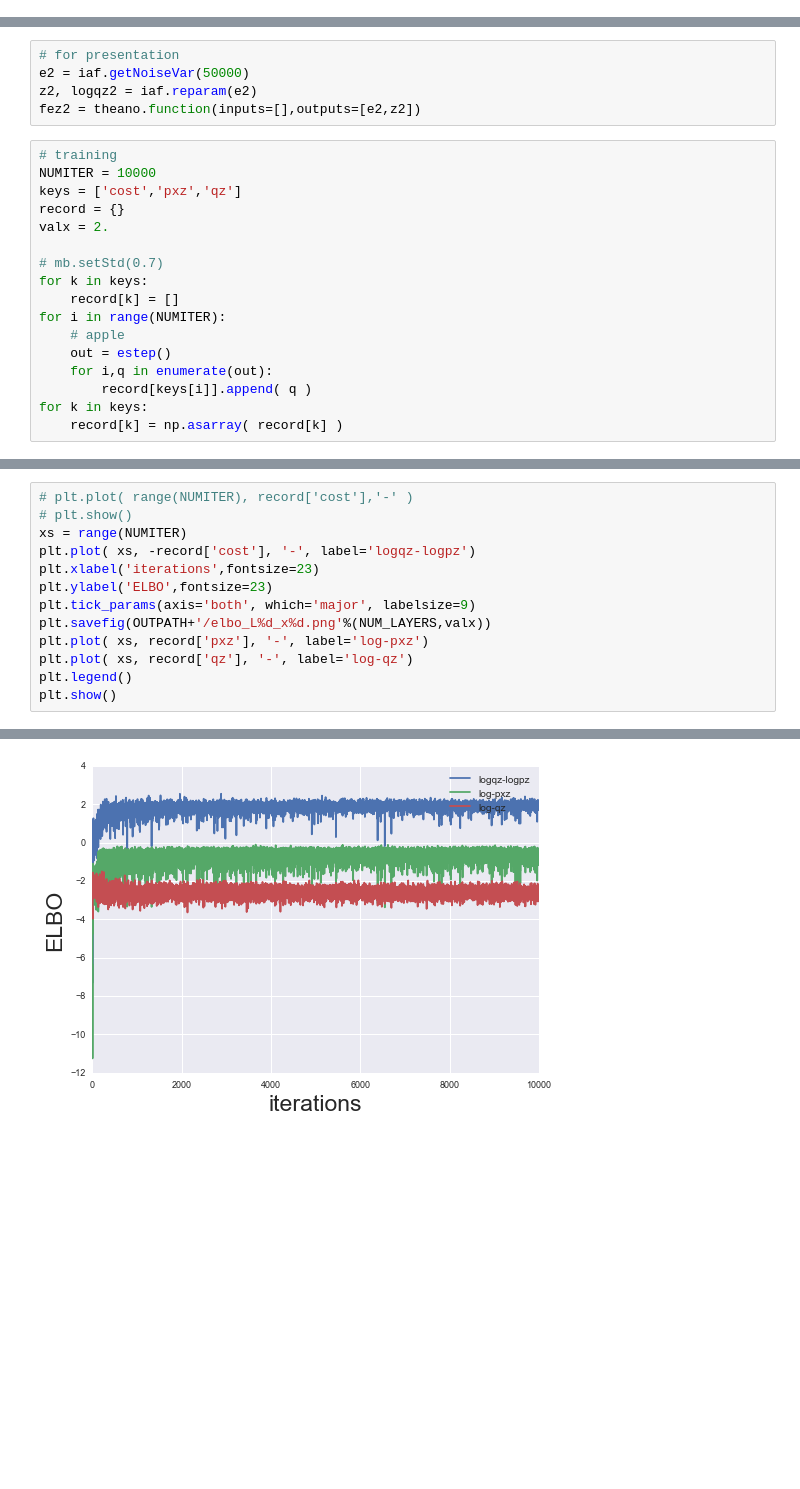
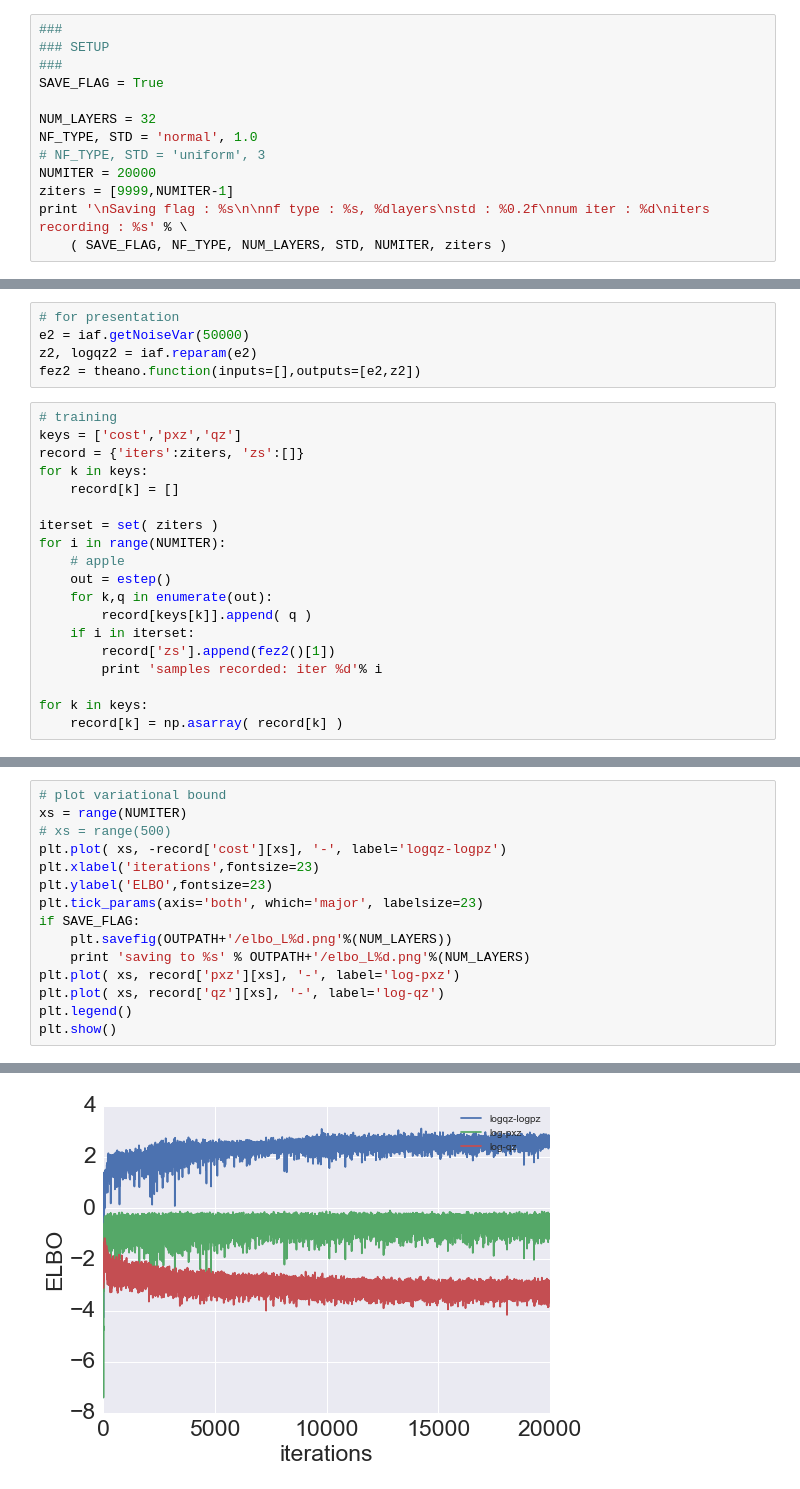
Before and after one commit to AndyZhang17/iaf2, a Jupyter notebook: phase2_energy_models.ipynb, the cells around one changed output, grey strips where cells are left out. Drawn from its saved outputs; the diff is of its cells as text; blank space fills up the shorter version.

```diff
--- a/phase2_energy_models.ipynb
+++ b/phase2_energy_models.ipynb
@@ -59,0 +73,13 @@ NF_TYPE, STD = 'normal', 1.5
+# %%
+###
+### SETUP
+###
+SAVE_FLAG = True
+
+NUM_LAYERS = 32
+NF_TYPE, STD = 'normal', 1.0
+# NF_TYPE, STD = 'uniform', 3
+NUMITER = 20000
+ziters = [9999,NUMITER-1]
+print '\nSaving flag : %s\n\nnf type : %s, %dlayers\nstd : %0.2f\nnum iter : %d\niters recording : %s' % \
+    ( SAVE_FLAG, NF_TYPE, NUM_LAYERS, STD, NUMITER, ziters )
@@ -85,18 +117,20 @@ z2, logqz2 = iaf.reparam(e2)
 fez2 = theano.function(inputs=[],outputs=[e2,z2])
 # %%
 # training
-NUMITER = 10000
 keys = ['cost','pxz','qz']
-record = {}
-valx = 2.
-
-# mb.setStd(0.7)
+record = {'iters':ziters, 'zs':[]}
 for k in keys:
     record[k] = []
+
+iterset = set( ziters )
 for i in range(NUMITER):
     # apple
     out = estep()
-    for i,q in enumerate(out):
-        record[keys[i]].append( q )
+    for k,q in enumerate(out):
+        record[keys[k]].append( q )
+    if i in iterset:
+        record['zs'].append(fez2()[1])
+        print 'samples recorded: iter %d'% i
+
 for k in keys:
     record[k] = np.asarray( record[k] )
@@ -103,14 +140,16 @@ for k in keys:
 # %%
-# plt.plot( range(NUMITER), record['cost'],'-' )
-# plt.show()
+# plot variational bound
 xs = range(NUMITER)
-plt.plot( xs, -record['cost'], '-', label='logqz-logpz')
+# xs = range(500)
+plt.plot( xs, -record['cost'][xs], '-', label='logqz-logpz')
 plt.xlabel('iterations',fontsize=23)
 plt.ylabel('ELBO',fontsize=23)
-plt.tick_params(axis='both', which='major', labelsize=9)
-plt.savefig(OUTPATH+'/elbo_L%d_x%d.png'%(NUM_LAYERS,valx))
-plt.plot( xs, record['pxz'], '-', label='log-pxz')
-plt.plot( xs, record['qz'], '-', label='log-qz')
+plt.tick_params(axis='both', which='major', labelsize=23)
+if SAVE_FLAG:
+    plt.savefig(OUTPATH+'/elbo_L%d.png'%(NUM_LAYERS))
+    print 'saving to %s' % OUTPATH+'/elbo_L%d.png'%(NUM_LAYERS)
+plt.plot( xs, record['pxz'][xs], '-', label='log-pxz')
+plt.plot( xs, record['qz'][xs], '-', label='log-qz')
 plt.legend()
 plt.show()
 # %% [output]
@@ -117,4 +157,4 @@ plt.show()
-[figure, old version]
+[figure, new version]
 # %%
 # estimated posterior
 es, zs = fez2()
```
Also changed, not shown: parts of 12 cells of this notebook, 1 other file.
